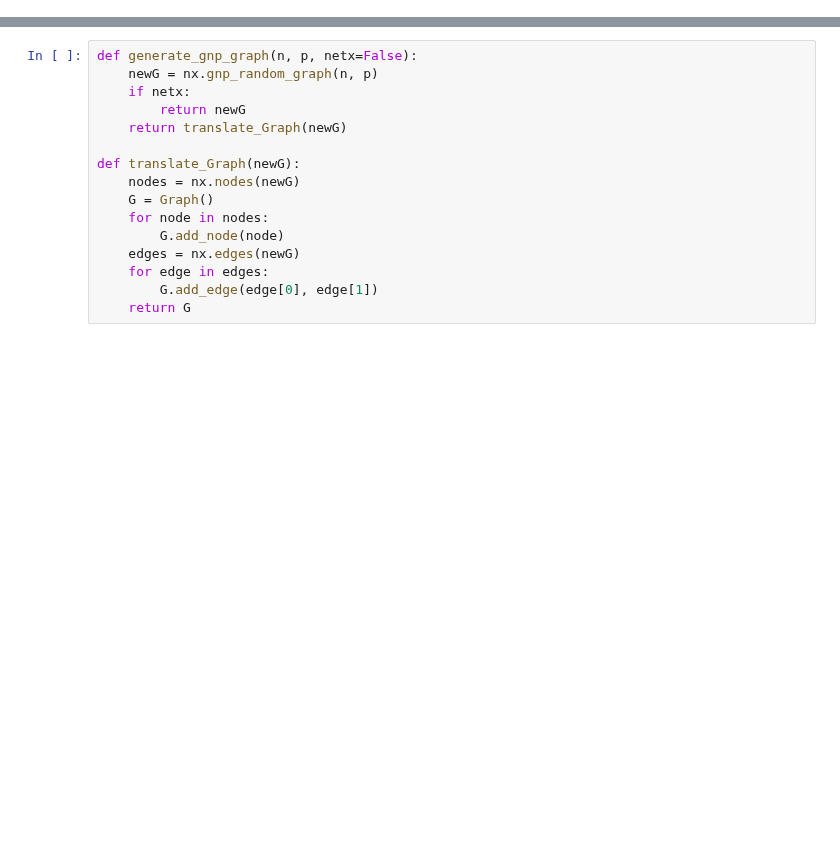
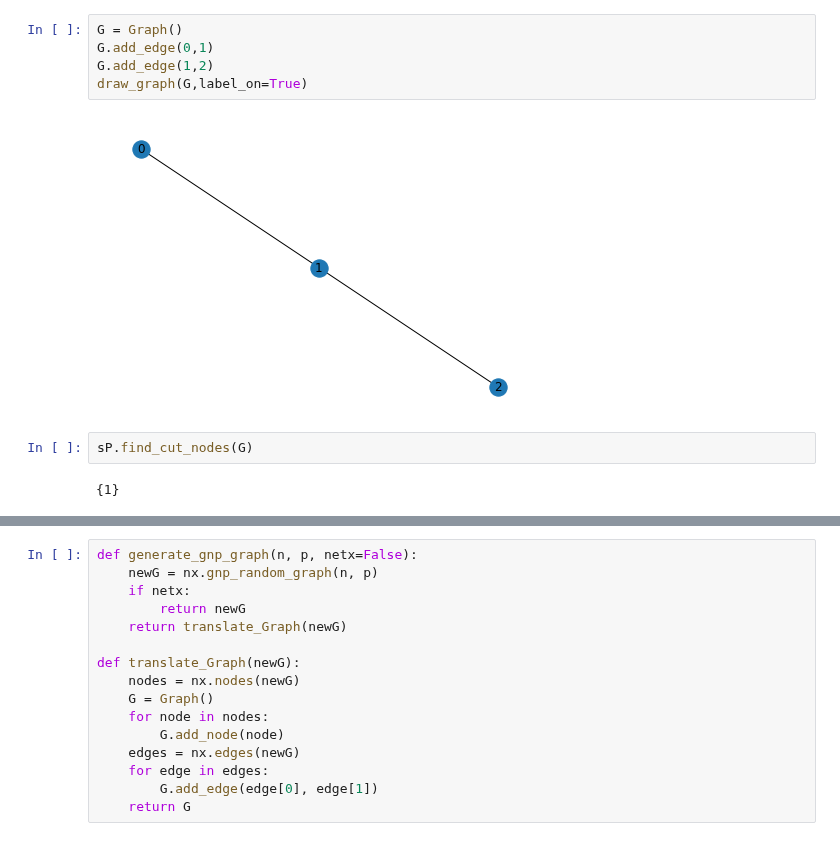
Before and after one commit to Hanno1/AlgorithmischeNetzwerkanalyseLAB, a Jupyter notebook: presentation_task2.ipynb, the cells around one changed output, grey strips where cells are left out. Cells and saved outputs as stored; diff of their text form; blank space fills up the shorter version.

```diff
--- a/presentation_task2.ipynb
+++ b/presentation_task2.ipynb
@@ -19,0 +32,11 @@ sys.setrecursionlimit(10000)
+# %%
+G = Graph()
+G.add_edge(0,1)
+G.add_edge(1,2)
+draw_graph(G,label_on=True)
+# %% [output]
+[figure, added]
+# %%
+sP.find_cut_nodes(G)
+# %% [output]
+{1}
```
Also changed, not shown: parts of 28 cells of this notebook, 11 other files.
